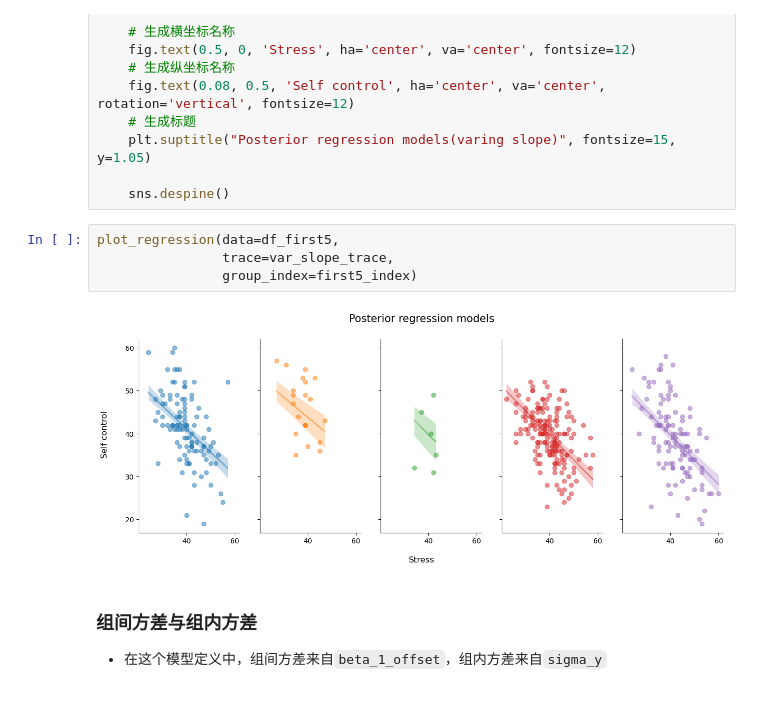
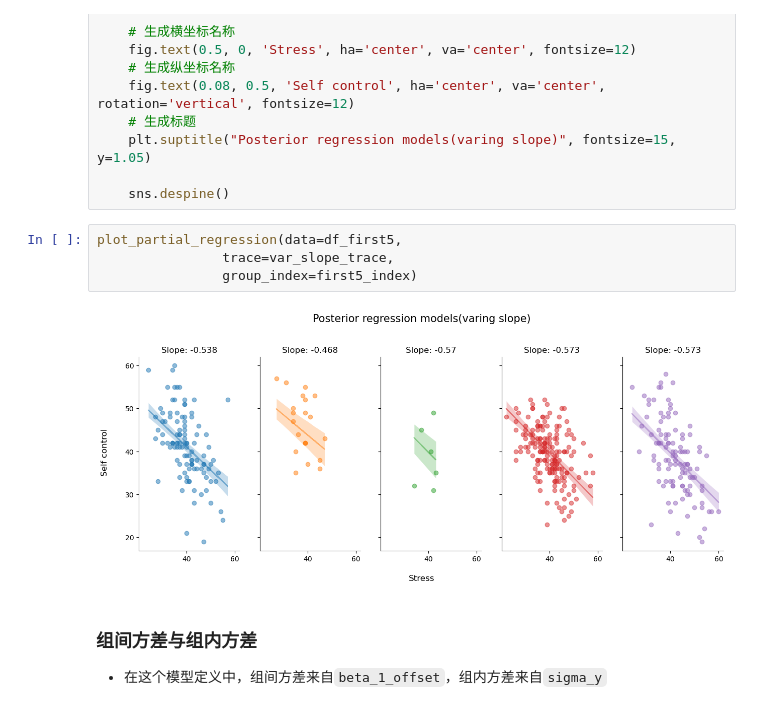
Before and after one commit to Utenna/PyBayesian, a Jupyter notebook: 2023/lin/lec15/lec15_v0.4.ipynb, the cells around one changed output. Cells and saved outputs as stored; diff of their text form.

```diff
--- a/2023/lin/lec15/lec15_v0.4.ipynb
+++ b/2023/lin/lec15/lec15_v0.4.ipynb
@@ -804,11 +818,11 @@ def plot_partial_regression(data, trace, group_index):
 
     sns.despine()
 # %%
-plot_regression(data=df_first5,
+plot_partial_regression(data=df_first5,
                 trace=var_slope_trace,
                 group_index=first5_index)
 # %% [output]
-[figure, old version]
+[figure, new version]
 # %% [markdown]
 ### 组间方差与组内方差
 
```
Also changed, not shown: parts of 29 cells of this notebook, 1 other file.
